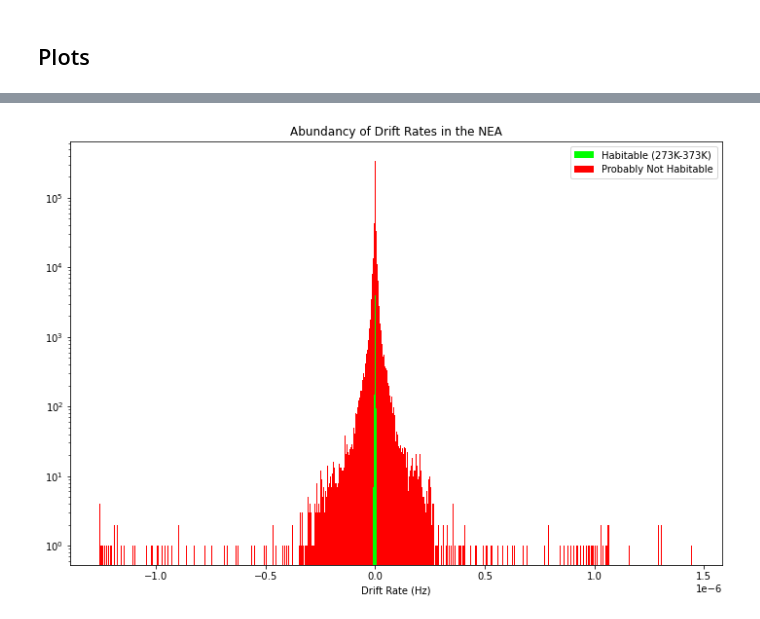
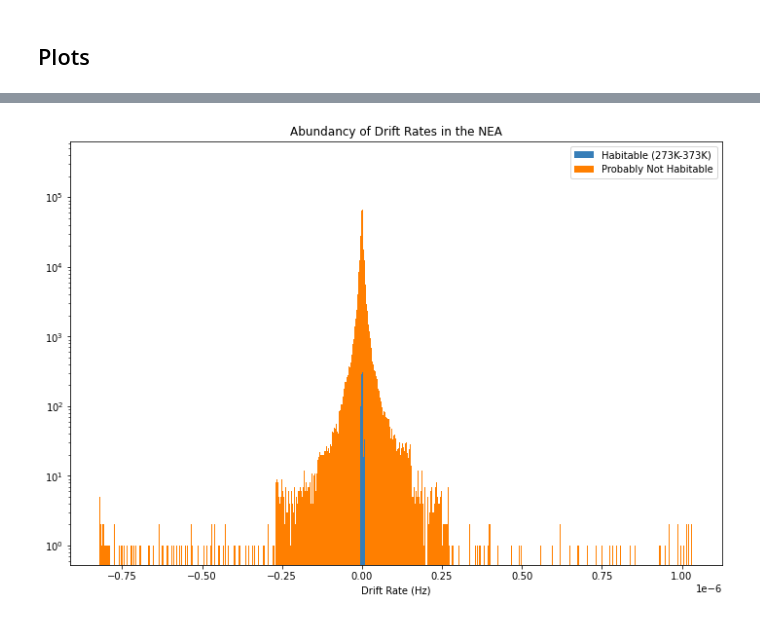
Before and after one commit to bricktoast/Test-Drift-Rates, a Jupyter notebook: Drift_Rates_NEA.ipynb, the cells around one changed output, grey strips where cells are left out. Saved outputs shown, nothing was run; the diff lists cells and outputs as text; code cells hidden in the pictures.

```diff
--- a/Drift_Rates_NEA.ipynb
+++ b/Drift_Rates_NEA.ipynb
@@ -230,0 +245,3 @@ df = pd.read_csv('all_orbital_parameters.csv')
+# %%
+df_all_parameters = pd.read_csv('all_orbital_parameters.csv')
+#This is the same as df_all listed earlier, but read in at this step so that the random numbers aren't drawn again
@@ -296,4 +288,4 @@ def fill_in_teq(df):
             df_teq.loc[index, 'pl_eqt'] = row['st_teff'] * (0.7)**0.25 * (row['st_rad'] /(2* row['pl_orbsmax']))**0.5
     return df_teq
 # %%
-filled_teq = fill_in_teq(df)
+filled_teq = fill_in_teq(df_all_parameters)
@@ -335,6 +368,7 @@ sorted_by_radius_df = cat_drift_rates(sort_by_radius(filled_radius), drift_rates
 #Nested list for plotting by radius
 # %%
-sorted_by_teq_df = cat_drift_rates(sort_by_teq(filled_teq), drift_rates_df)
+sorted_by_teq_df = cat_drift_rates(sort_by_teq(filled_teq), drift_rates_pl_name)
+#Nested list for plotting by equilibrium temperature
 # %% [markdown]
 ## Plots
 # %%
@@ -342,3 +378,7 @@ all_drift_rates = pd.read_csv('drift_rates_column.csv')
+# %%
+CB_color_cycle = ['#377eb8', '#ff7f00', '#4daf4a',
+                  '#f781bf', '#a65628', '#984ea3',
+                  '#999999', '#e41a1c', '#dede00']
 # %%
 #Linearly Scaled Histogram with Central 50%
 plt.figure(figsize = [12,8])
@@ -415,13 +455,13 @@ plt.show()
 # %%
 #Logarithmically scaled histogram by temperature (are they habitable?)
 plt.figure(figsize = [12,8])
 labels = ['Habitable (273K-373K)', 'Probably Not Habitable']
-plt.hist(sorted_by_teq_df, bins = 1000, color = ['lime','red'],  stacked = True)
+plt.hist(sorted_by_teq_df, bins = 1000, color = [CB_color_cycle[0],CB_color_cycle[1]],  stacked = True)
 plt.xlabel('Drift Rate (Hz)')
 plt.yscale('log')
 plt.legend(labels)
 plt.title('Abundancy of Drift Rates in the NEA')
 plt.savefig('log_teq_histogram.png')
 plt.show()
 # %% [output]
-[figure, old version]
+[figure, new version]
```
Also changed, not shown: parts of 30 cells of this notebook.
